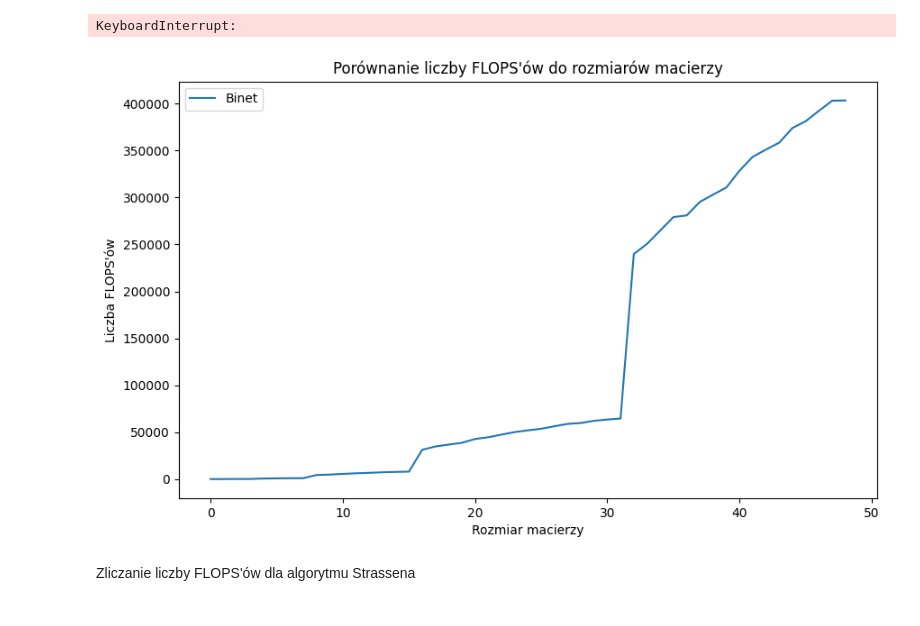
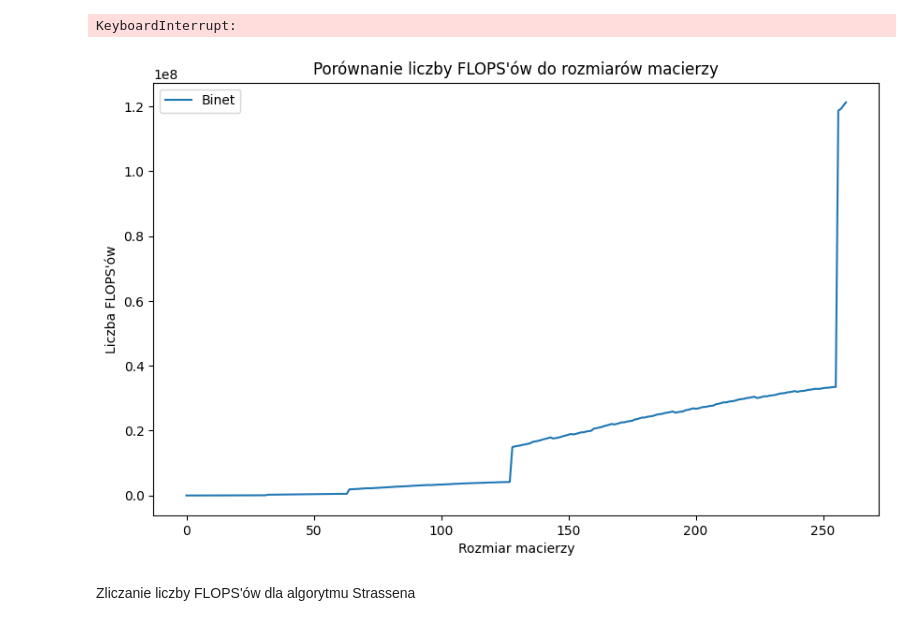
Before and after one commit to JakubFr4czek/Algorytmy-Macierzowe, a Jupyter notebook: Lab1/matrix_mult_benchmark.ipynb, the cells around one changed output. Saved outputs shown, nothing was run; the diff lists cells and outputs as text; code cells hidden in the pictures.

```diff
--- a/Lab1/matrix_mult_benchmark.ipynb
+++ b/Lab1/matrix_mult_benchmark.ipynb
@@ -187,8 +191,8 @@ measure_FLOPS(binet, range(1, 1000), "Data/binet_flops.txt")
 # %% [output]
 KeyboardInterrupt:
 # %%
-show_FLOPS_plot("Data/binet_flops.txt", "Binet")
+show_FLOPS_plot("Data/binet_flops_runtime.txt", "Binet")
 # %% [output]
-[figure, old version]
+[figure, new version]
 # %% [markdown]
 Zliczanie liczby FLOPS'ów dla algorytmu Strassena
```
Also changed, not shown: parts of 11 cells of this notebook, 4 other files.
